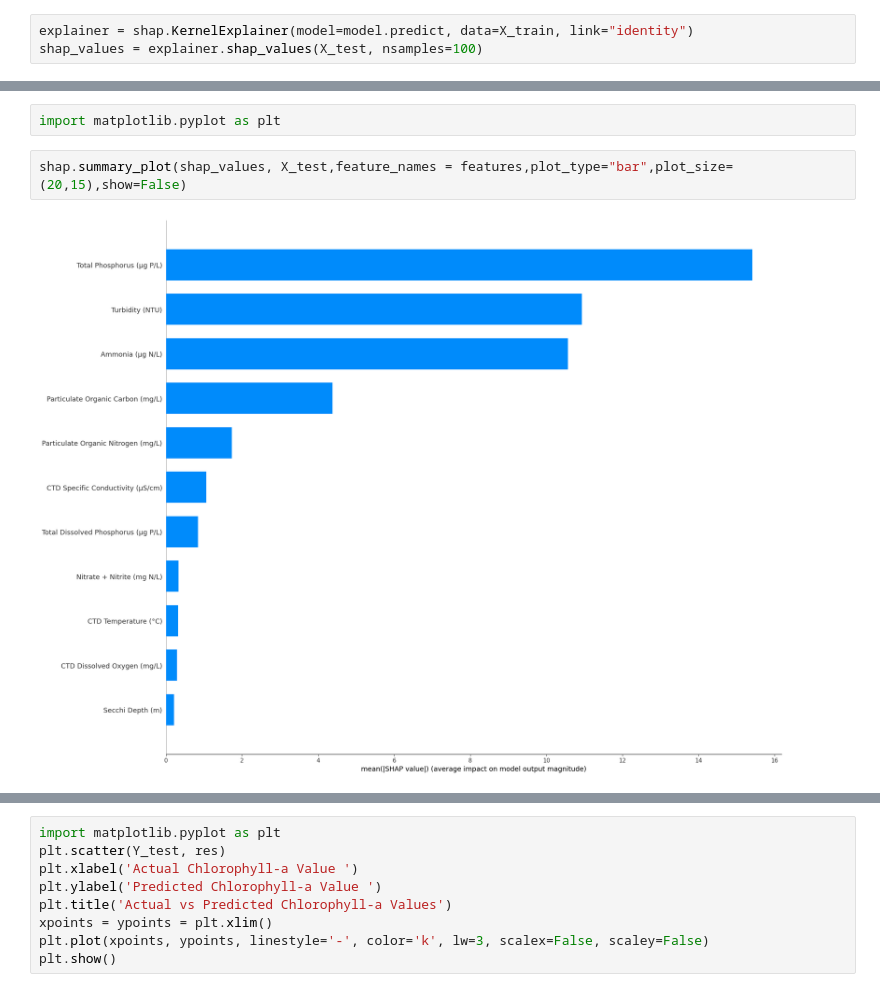
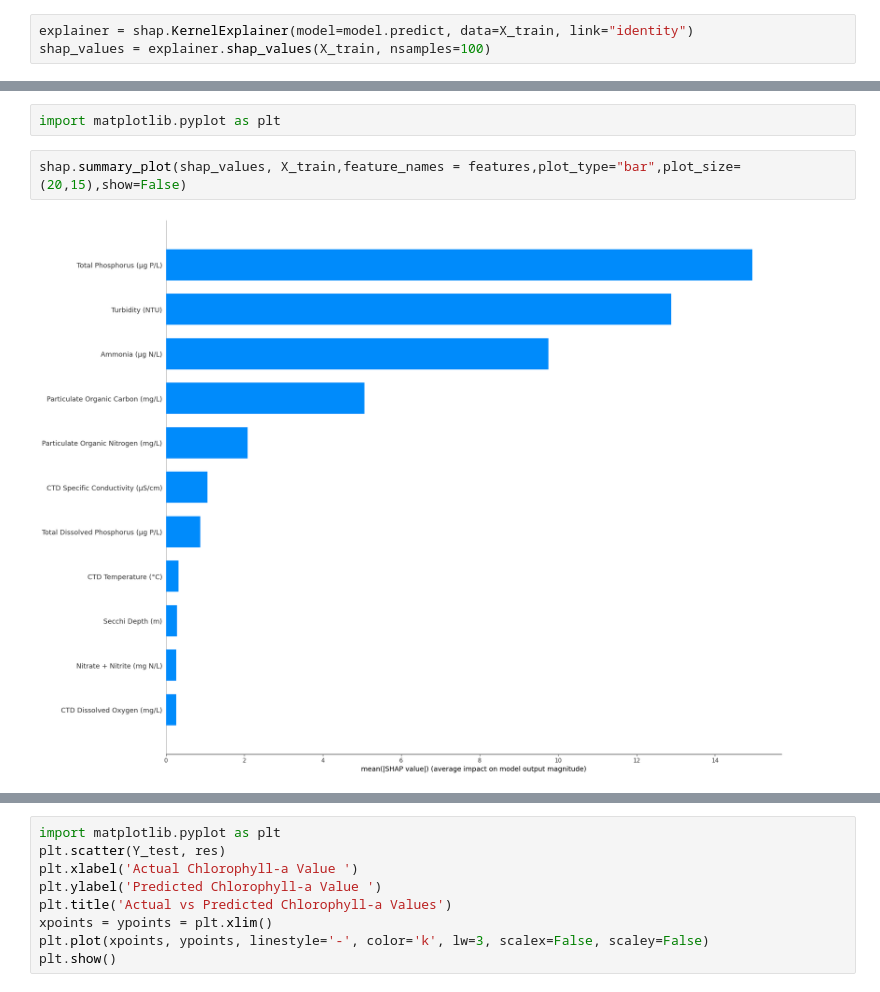
Before and after one commit to EddieZ18326/SSTP, a Jupyter notebook: MLP.ipynb, the cells around one changed output, grey strips where cells are left out. Saved outputs shown, nothing was run; the diff lists cells and outputs as text.

```diff
--- a/MLP.ipynb
+++ b/MLP.ipynb
@@ -218,13 +218,13 @@ Index(['Secchi Depth (m)', 'CTD Temperature (°C)',
 # regr = MLPRegressor(random_state=1, max_iter=500).fit(X_train, Y_train)
 # %%
 explainer = shap.KernelExplainer(model=model.predict, data=X_train, link="identity")
-shap_values = explainer.shap_values(X_test, nsamples=100)
+shap_values = explainer.shap_values(X_train, nsamples=100)
 # %% [output]
 Using 743 background data samples could cause slower run times. Consider using shap.sample(data, K) or shap.kmeans(data, K) to summarize the background as K samples.
 # %%
 import matplotlib.pyplot as plt
 # %%
-shap.summary_plot(shap_values, X_test,feature_names = features,plot_type="bar",plot_size=(20,15),show=False)
+shap.summary_plot(shap_values, X_train,feature_names = features,plot_type="bar",plot_size=(20,15),show=False)
 # %% [output]
-[figure, old version]
+[figure, new version]
 # %%
```
Also changed, not shown: parts of 9 cells of this notebook, 9 other files.
